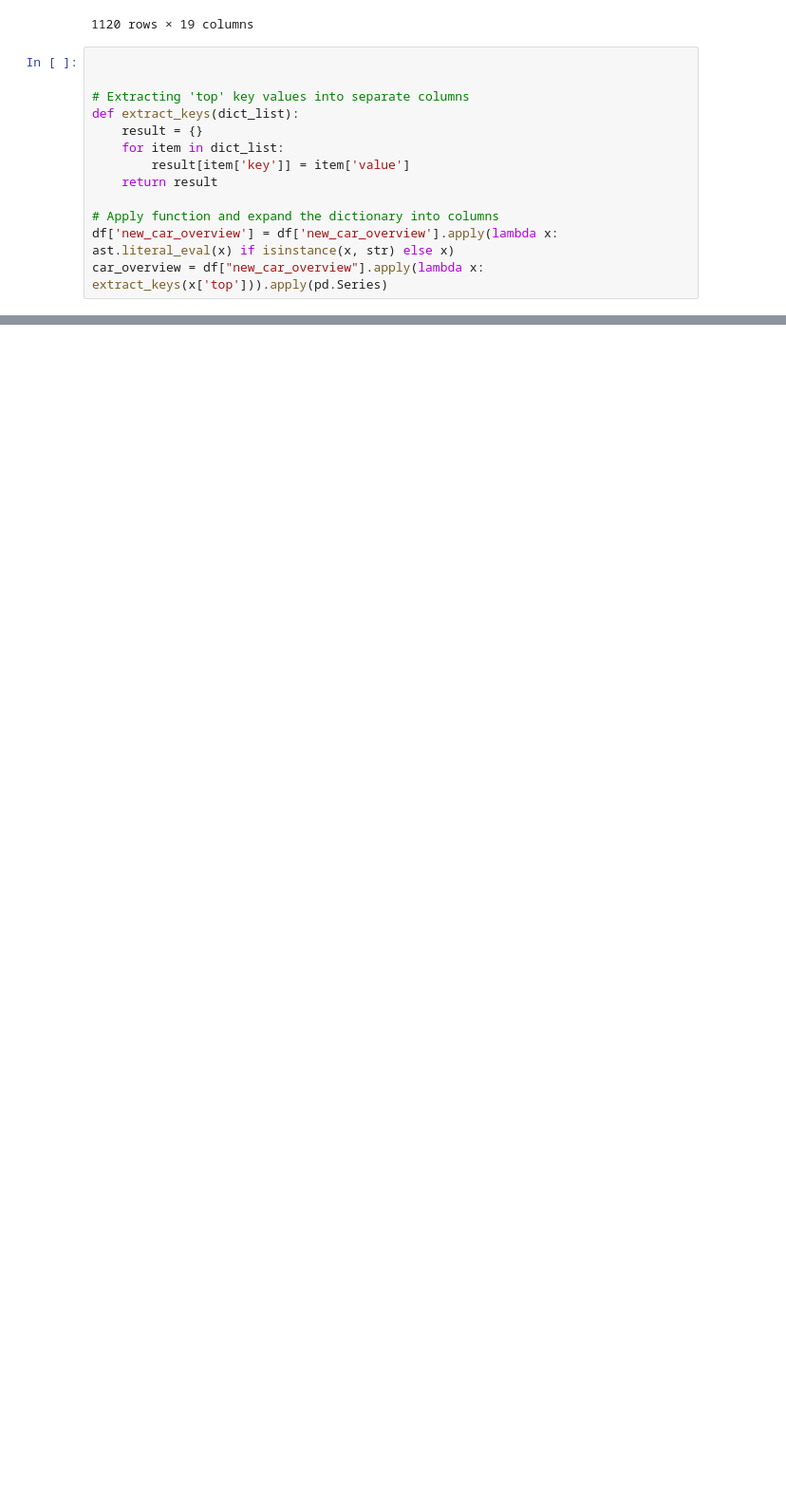
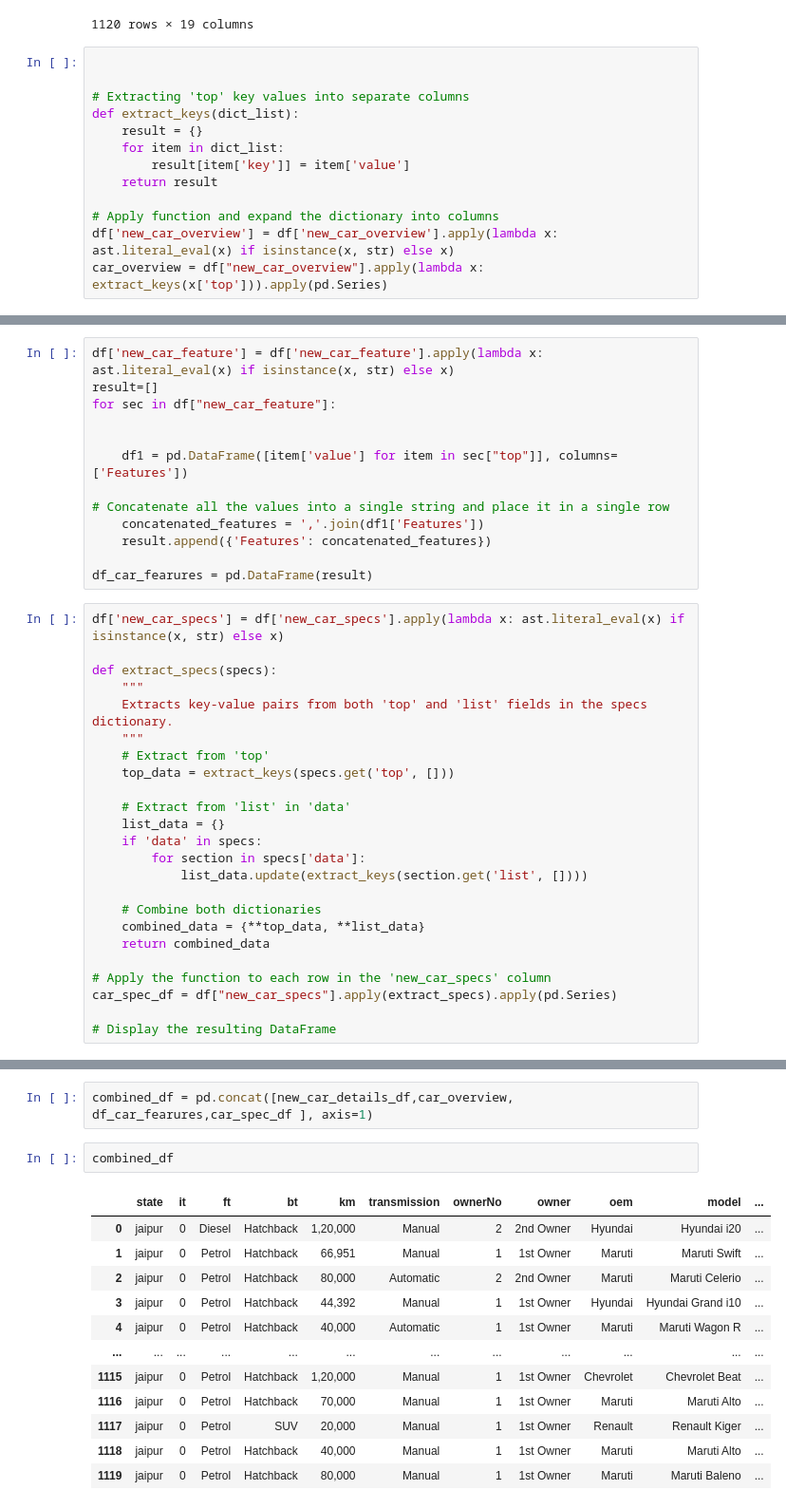
Before and after one commit to vasujeyakumar/Car_Dheko, a Jupyter notebook: data_cleaning.ipynb, the cells around one changed output, grey strips where cells are left out. Shown at 95% size. Saved outputs shown, nothing was run; the diff lists cells and outputs as text; blank space fills up the shorter version.

```diff
--- a/data_cleaning.ipynb
+++ b/data_cleaning.ipynb
@@ -70,0 +39,37 @@ KeyError: 'subHeading'
+# %%
+df['new_car_feature'] = df['new_car_feature'].apply(lambda x: ast.literal_eval(x) if isinstance(x, str) else x)
+result=[]
+for sec in df["new_car_feature"]:
+
+
+    df1 = pd.DataFrame([item['value'] for item in sec["top"]], columns=['Features'])
+
+# Concatenate all the values into a single string and place it in a single row
+    concatenated_features = ','.join(df1['Features'])
+    result.append({'Features': concatenated_features})
+
+df_car_fearures = pd.DataFrame(result)
+# %%
+df['new_car_specs'] = df['new_car_specs'].apply(lambda x: ast.literal_eval(x) if isinstance(x, str) else x)
+
+def extract_specs(specs):
+    """
+    Extracts key-value pairs from both 'top' and 'list' fields in the specs dictionary.
+    """
+    # Extract from 'top'
+    top_data = extract_keys(specs.get('top', []))
+
+    # Extract from 'list' in 'data'
+    list_data = {}
+    if 'data' in specs:
+        for section in specs['data']:
+            list_data.update(extract_keys(section.get('list', [])))
+
+    # Combine both dictionaries
+    combined_data = {**top_data, **list_data}
+    return combined_data
+
+# Apply the function to each row in the 'new_car_specs' column
+car_spec_df = df["new_car_specs"].apply(extract_specs).apply(pd.Series)
+
+# Display the resulting DataFrame
@@ -70,0 +92,17 @@ KeyError: 'subHeading'
+# %%
+combined_df = pd.concat([new_car_details_df,car_overview, df_car_fearures,car_spec_df ], axis=1)
+# %%
+combined_df
+# %% [output]
+|  | state | it | ft | bt | km | transmission | ownerNo | owner | oem | model | ... |
+| 0 | jaipur | 0 | Diesel | Hatchback | 1,20,000 | Manual | 2 | 2nd Owner | Hyundai | Hyundai i20 | ... |
+| 1 | jaipur | 0 | Petrol | Hatchback | 66,951 | Manual | 1 | 1st Owner | Maruti | Maruti Swift | ... |
+| 2 | jaipur | 0 | Petrol | Hatchback | 80,000 | Automatic | 2 | 2nd Owner | Maruti | Maruti Celerio | ... |
+| 3 | jaipur | 0 | Petrol | Hatchback | 44,392 | Manual | 1 | 1st Owner | Hyundai | Hyundai Grand i10 | ... |
+| 4 | jaipur | 0 | Petrol | Hatchback | 40,000 | Automatic | 1 | 1st Owner | Maruti | Maruti Wagon R | ... |
+| ... | ... | ... | ... | ... | ... | ... | ... | ... | ... | ... | ... |
+| 1115 | jaipur | 0 | Petrol | Hatchback | 1,20,000 | Manual | 1 | 1st Owner | Chevrolet | Chevrolet Beat | ... |
+| 1116 | jaipur | 0 | Petrol | Hatchback | 70,000 | Manual | 1 | 1st Owner | Maruti | Maruti Alto | ... |
+| 1117 | jaipur | 0 | Petrol | SUV | 20,000 | Manual | 1 | 1st Owner | Renault | Renault Kiger | ... |
+| 1118 | jaipur | 0 | Petrol | Hatchback | 40,000 | Manual | 1 | 1st Owner | Maruti | Maruti Alto | ... |
+| 1119 | jaipur | 0 | Petrol | Hatchback | 80,000 | Manual | 1 | 1st Owner | Maruti | Maruti Baleno | ... |
```
Also changed, not shown: parts of 8 cells of this notebook.
